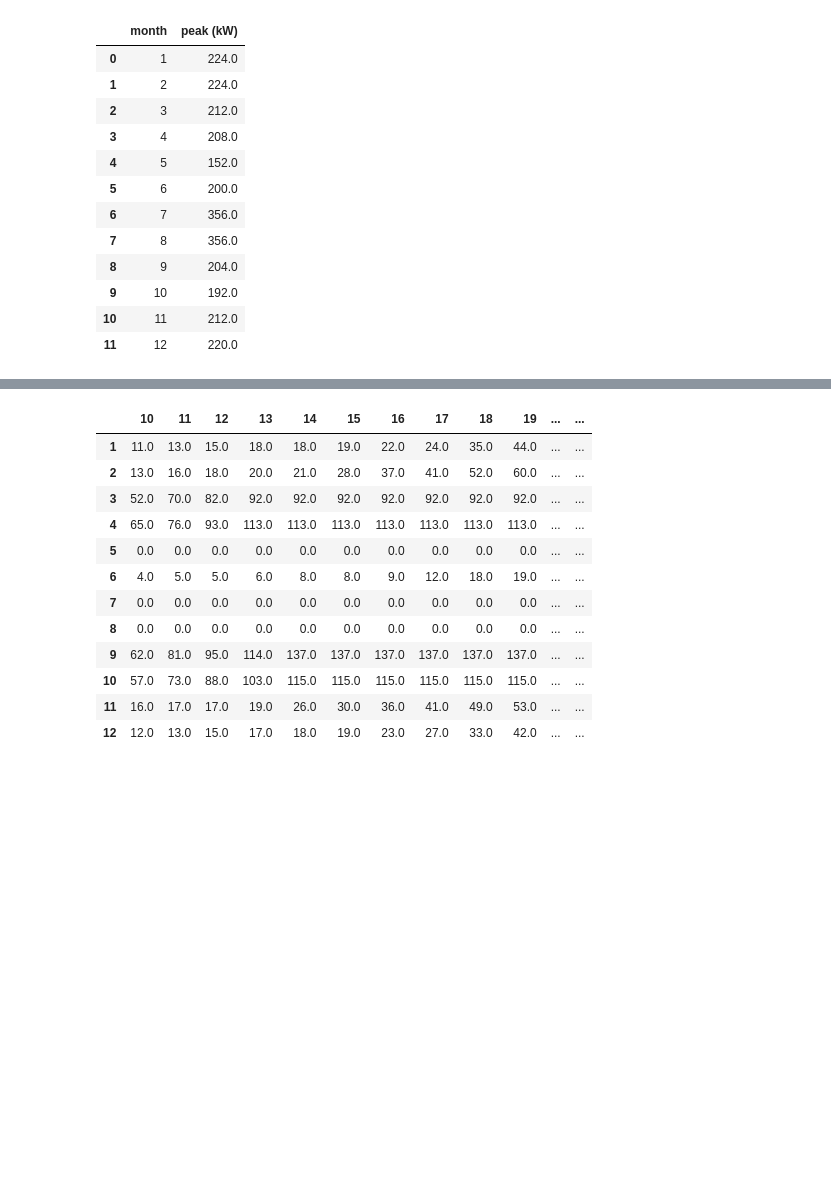
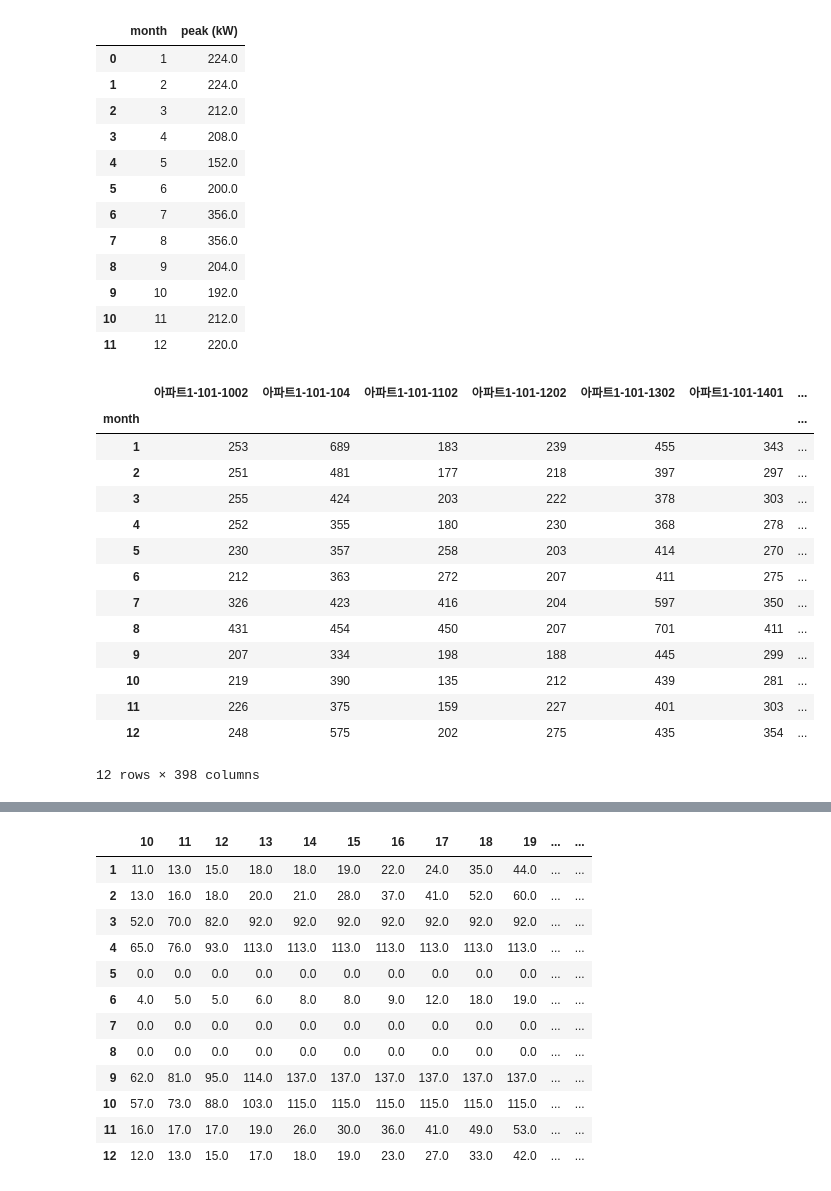
Before and after one commit to formegusto/contract-recommendation-system, a Jupyter notebook: prototype/notebook/prototype.ipynb, the cells around one changed output, grey strips where cells are left out. Drawn from its saved outputs; the diff is of its cells as text; code cells hidden in the pictures; blank space fills up the shorter version.

```diff
--- a/prototype/notebook/prototype.ipynb
+++ b/prototype/notebook/prototype.ipynb
@@ -89,3 +89,23 @@ p
 | 9 | 10 | 192.0 |
 | 10 | 11 | 212.0 |
 | 11 | 12 | 220.0 |
+# %%
+month_datas_df = m.set_index('month')
+# %%
+month_datas_df
+# %% [output]
+|  | 아파트1-101-1002 | 아파트1-101-104 | 아파트1-101-1102 | 아파트1-101-1202 | 아파트1-101-1302 | 아파트1-101-1401 | ... |
+| month |  |  |  |  |  |  | ... |
+| 1 | 253 | 689 | 183 | 239 | 455 | 343 | ... |
+| 2 | 251 | 481 | 177 | 218 | 397 | 297 | ... |
+| 3 | 255 | 424 | 203 | 222 | 378 | 303 | ... |
+| 4 | 252 | 355 | 180 | 230 | 368 | 278 | ... |
+| 5 | 230 | 357 | 258 | 203 | 414 | 270 | ... |
+| 6 | 212 | 363 | 272 | 207 | 411 | 275 | ... |
+| 7 | 326 | 423 | 416 | 204 | 597 | 350 | ... |
+| 8 | 431 | 454 | 450 | 207 | 701 | 411 | ... |
+| 9 | 207 | 334 | 198 | 188 | 445 | 299 | ... |
+| 10 | 219 | 390 | 135 | 212 | 439 | 281 | ... |
+| 11 | 226 | 375 | 159 | 227 | 401 | 303 | ... |
+| 12 | 248 | 575 | 202 | 275 | 435 | 354 | ... |
+12 rows × 398 columns
```
Also changed, not shown: parts of 6 cells of this notebook, 3 other files.
